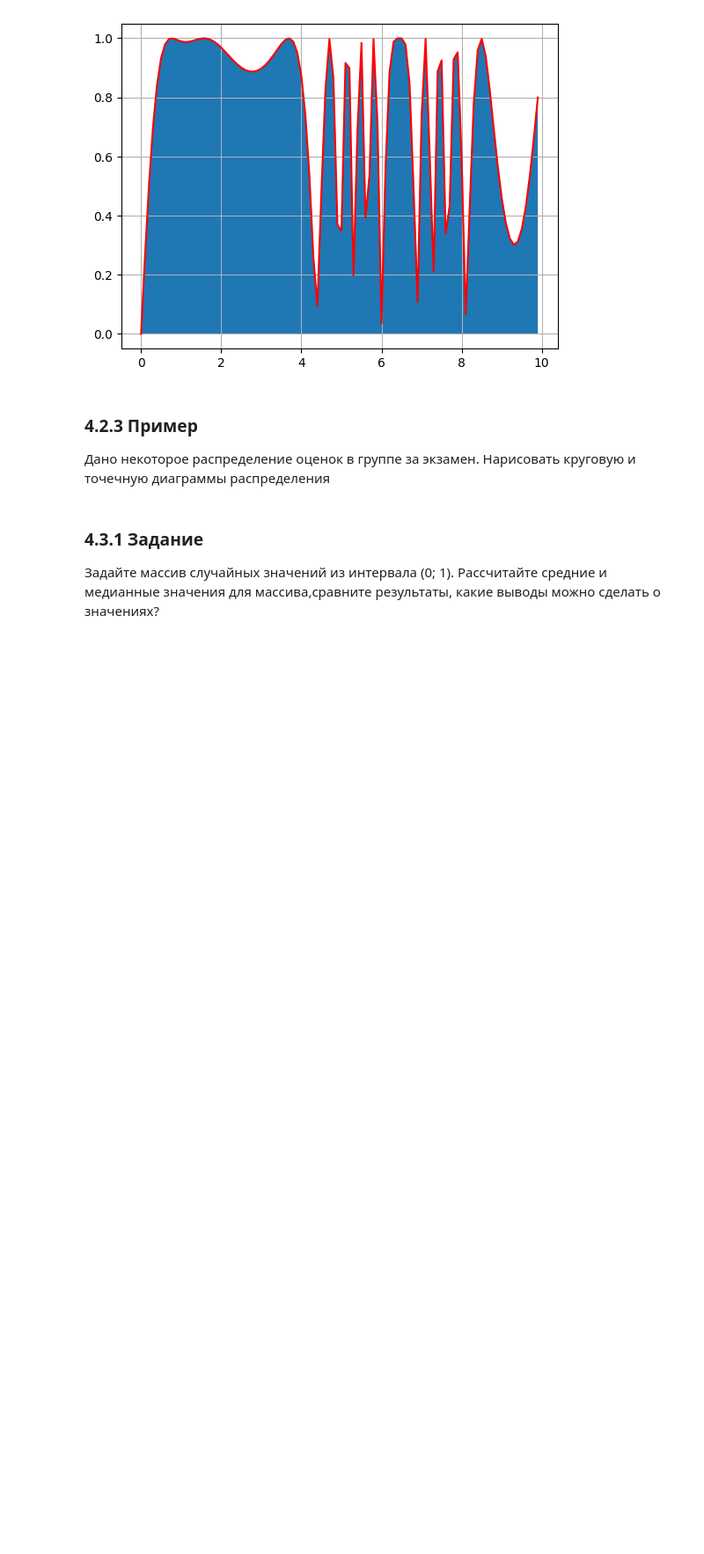
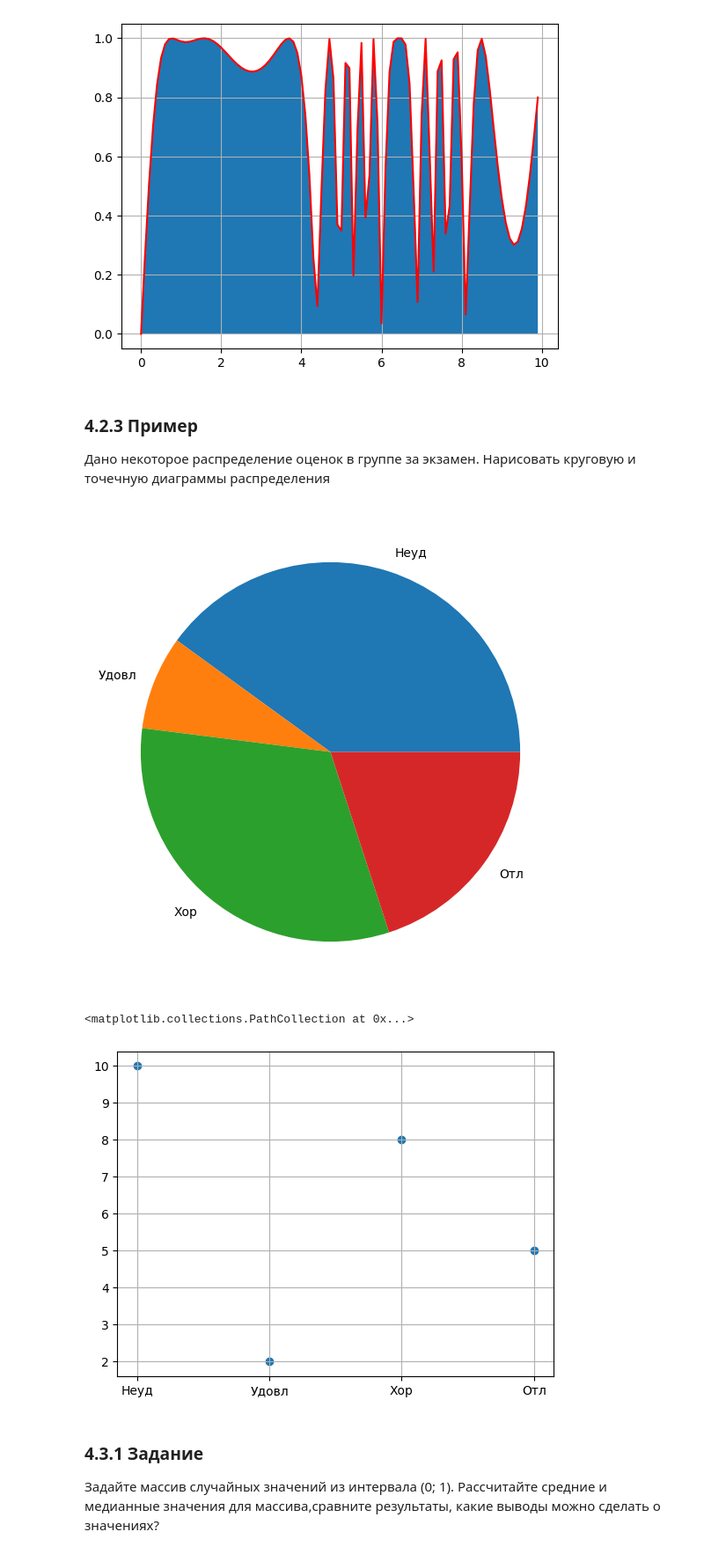
Before and after one commit to nadirg2/AI_homework, a Jupyter notebook: Workbooks/Guliev_N_Workbook1.ipynb, the cells around one changed output. Shown at 88% size. Cells and saved outputs as stored; diff of their text form; code cells hidden in the pictures; blank space fills up the shorter version.

```diff
--- a/Workbooks/Guliev_N_Workbook1.ipynb
+++ b/Workbooks/Guliev_N_Workbook1.ipynb
@@ -170,15 +210,19 @@ print(trapz(y))
 # %%
 from matplotlib import pyplot as plt
 import numpy as np
 
 marks = ['Неуд', 'Удовл', 'Хор', 'Отл']
 
-data = [3, 7, 8, 4]
+data = [10, 2, 8, 5]
 fig = plt.figure(figsize=(10, 7)) # Размер диаграммы
 plt.pie(data, labels = marks)
 plt.show()
 plt.grid()
 plt.scatter(marks, data)
+# %% [output]
+[figure, added]
+<matplotlib.collections.PathCollection at 0x...>
+[figure, added]
 # %% [markdown]
 ### 4.3.1 Задание
 Задайте массив случайных значений из интервала (0; 1).
```
Also changed, not shown: parts of 19 cells of this notebook.
